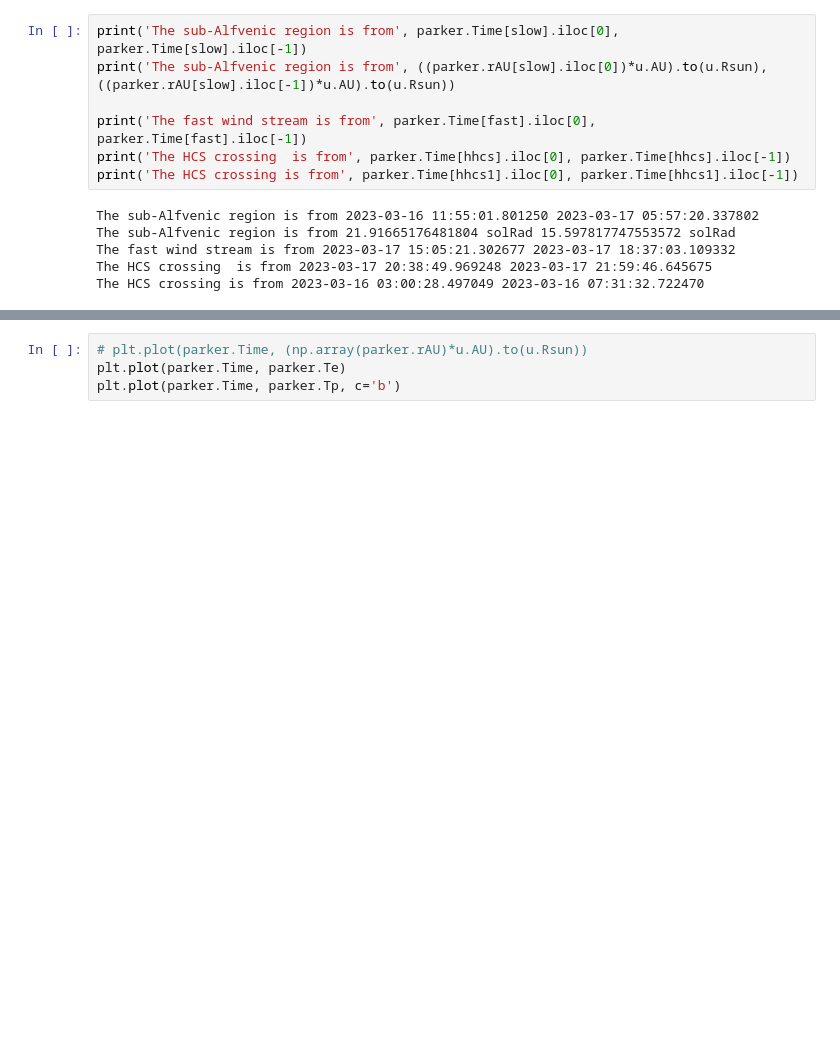
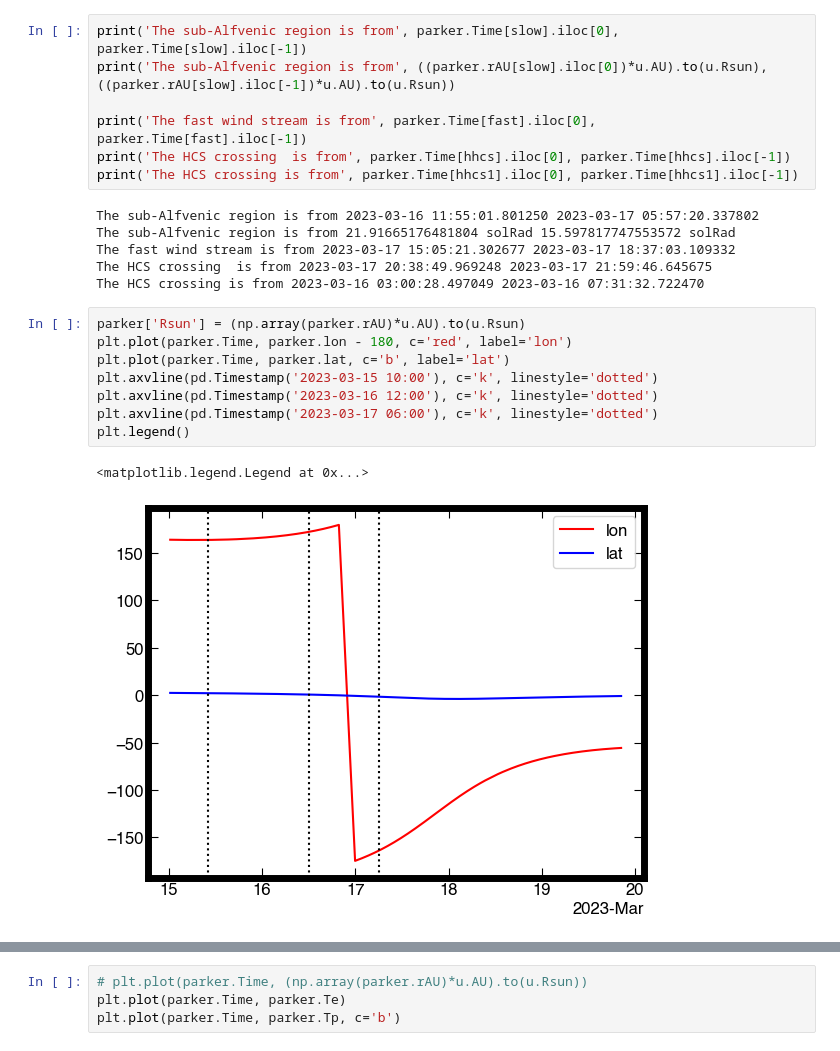
Before and after one commit to tamarervin/publications, a Jupyter notebook: e15/random.ipynb, the cells around one changed output, grey strips where cells are left out. Drawn from its saved outputs; the diff is of its cells as text; blank space fills up the shorter version.

```diff
--- a/e15/random.ipynb
+++ b/e15/random.ipynb
@@ -89,4 +89,15 @@ The sub-Alfvenic region is from 21.91665176481804 solRad 15.597817747553572 solR
 The fast wind stream is from 2023-03-17 15:05:21.302677 2023-03-17 18:37:03.109332
 The HCS crossing  is from 2023-03-17 20:38:49.969248 2023-03-17 21:59:46.645675
 The HCS crossing is from 2023-03-16 03:00:28.497049 2023-03-16 07:31:32.722470
+# %%
+parker['Rsun'] = (np.array(parker.rAU)*u.AU).to(u.Rsun)
+plt.plot(parker.Time, parker.lon - 180, c='red', label='lon')
+plt.plot(parker.Time, parker.lat, c='b', label='lat')
+plt.axvline(pd.Timestamp('2023-03-15 10:00'), c='k', linestyle='dotted')
+plt.axvline(pd.Timestamp('2023-03-16 12:00'), c='k', linestyle='dotted')
+plt.axvline(pd.Timestamp('2023-03-17 06:00'), c='k', linestyle='dotted')
+plt.legend()
+# %% [output]
+<matplotlib.legend.Legend at 0x...>
+[figure, added]
 # %%
```
Also changed, not shown: parts of 14 cells of this notebook, 6 other files.
